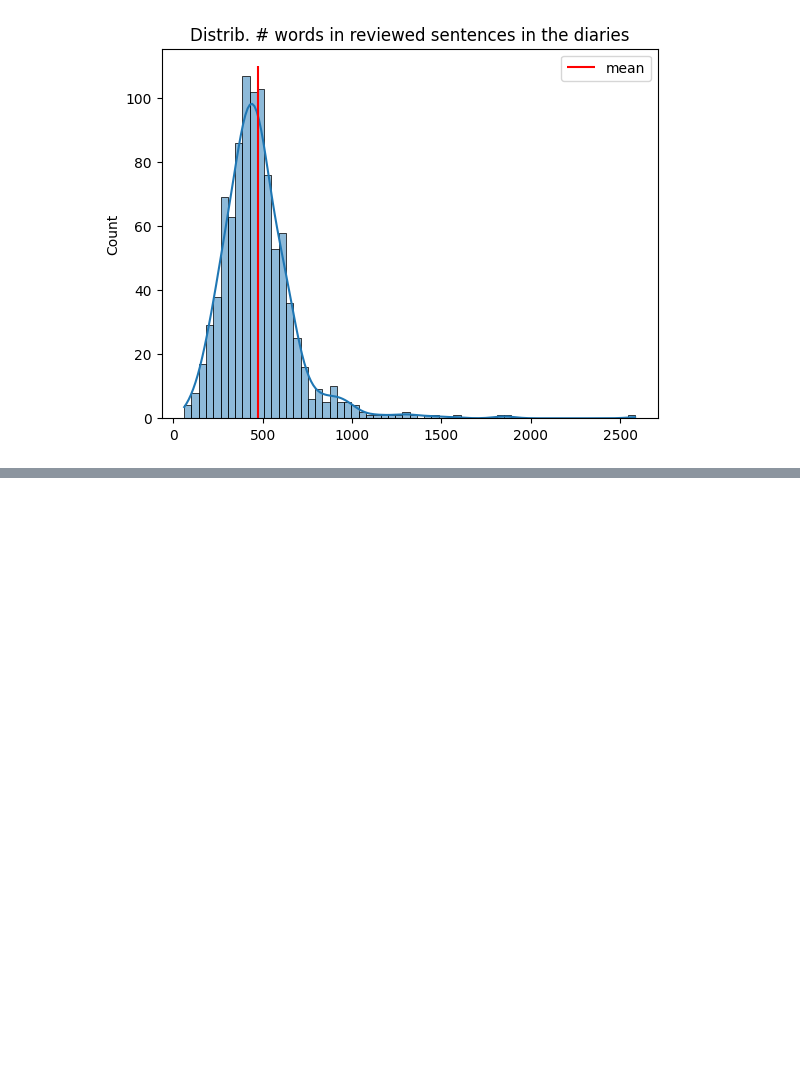
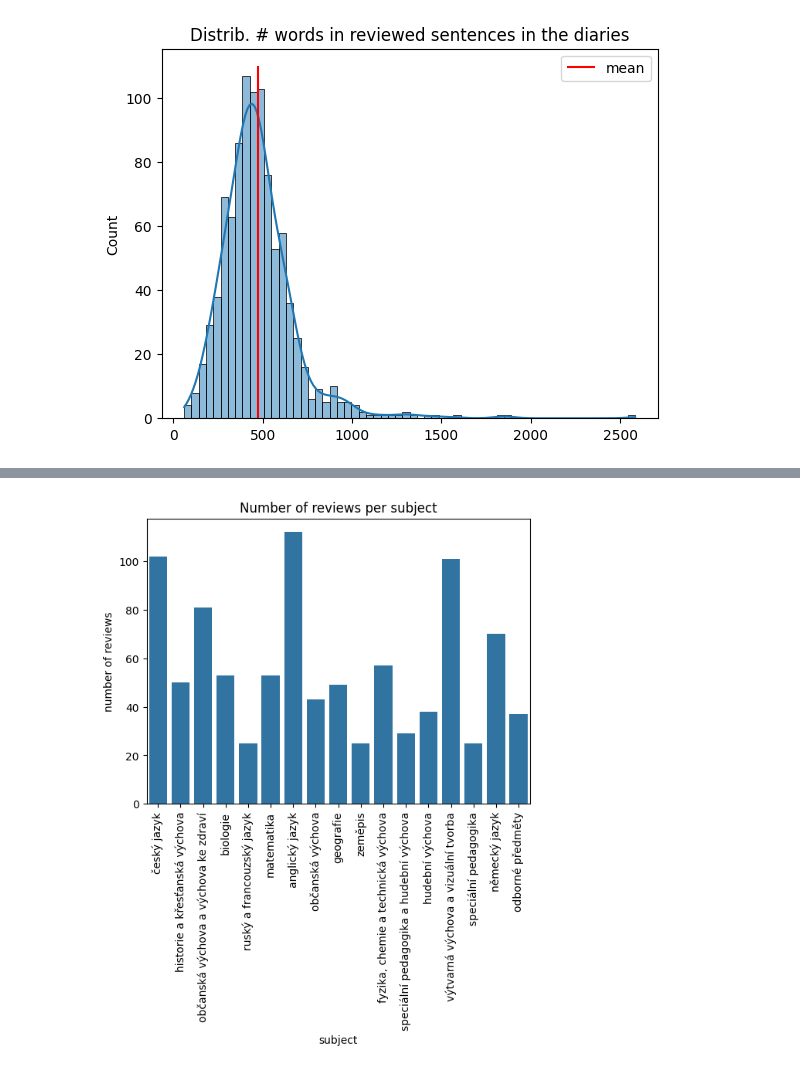
Before and after one commit to Maximelel/ML4ED_SSL_approaches, a Jupyter notebook: reflection-classification_notebook.ipynb, the cells around one changed output, grey strips where cells are left out. Cells and saved outputs as stored; diff of their text form; code cells hidden in the pictures; blank space fills up the shorter version.

```diff
--- a/reflection-classification_notebook.ipynb
+++ b/reflection-classification_notebook.ipynb
@@ -210,0 +234,13 @@ KeyError: 'Team'
+# %%
+df_subject = pd.DataFrame(index = diaries['subject'].unique(), columns = ['number'])
+df_subject['number'] = diaries.groupby('subject').apply(lambda x : len(x))
+df_subject.reset_index(inplace=True)
+
+sns.barplot(data = df_subject, x = 'index', y = 'number')
+plt.xlabel('subject')
+plt.ylabel('number of reviews')
+plt.xticks(rotation = 90)
+plt.title("Number of reviews per subject")
+plt.show()
+# %% [output]
+[figure, added]
```
Also changed, not shown: parts of 8 cells of this notebook.
